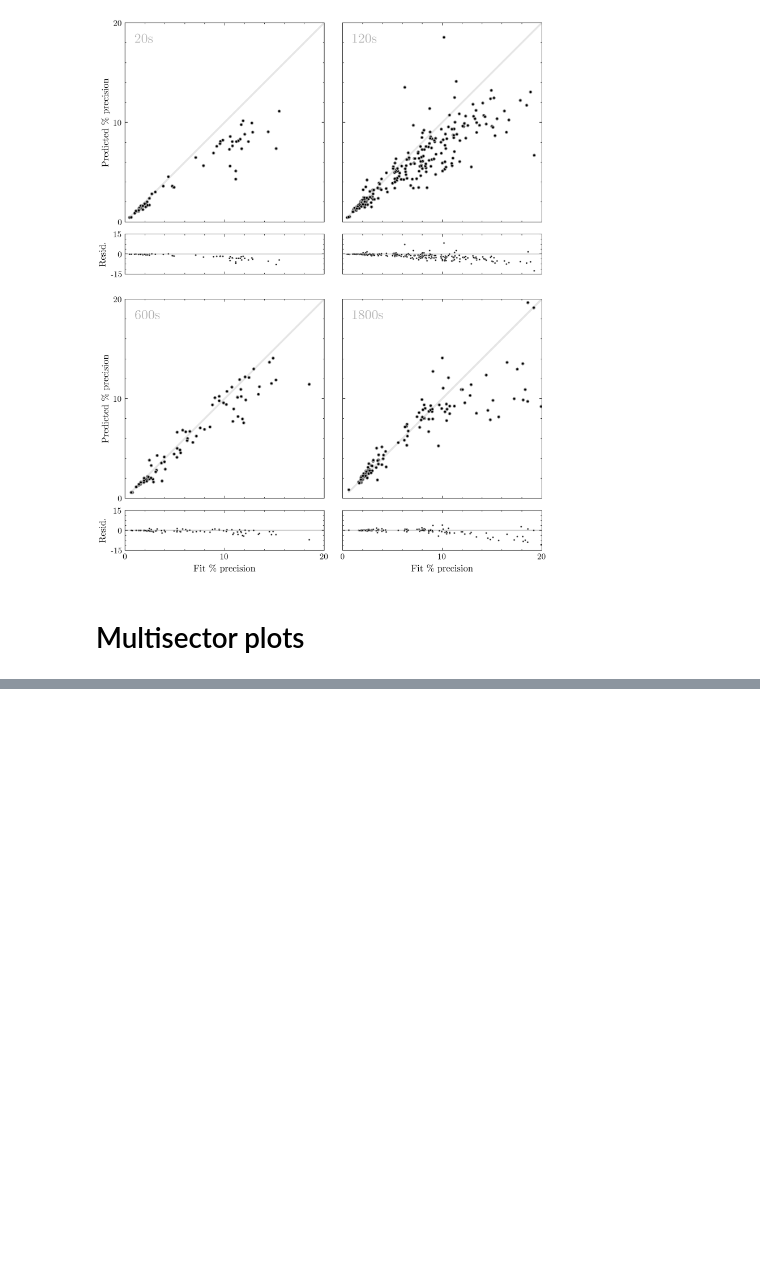
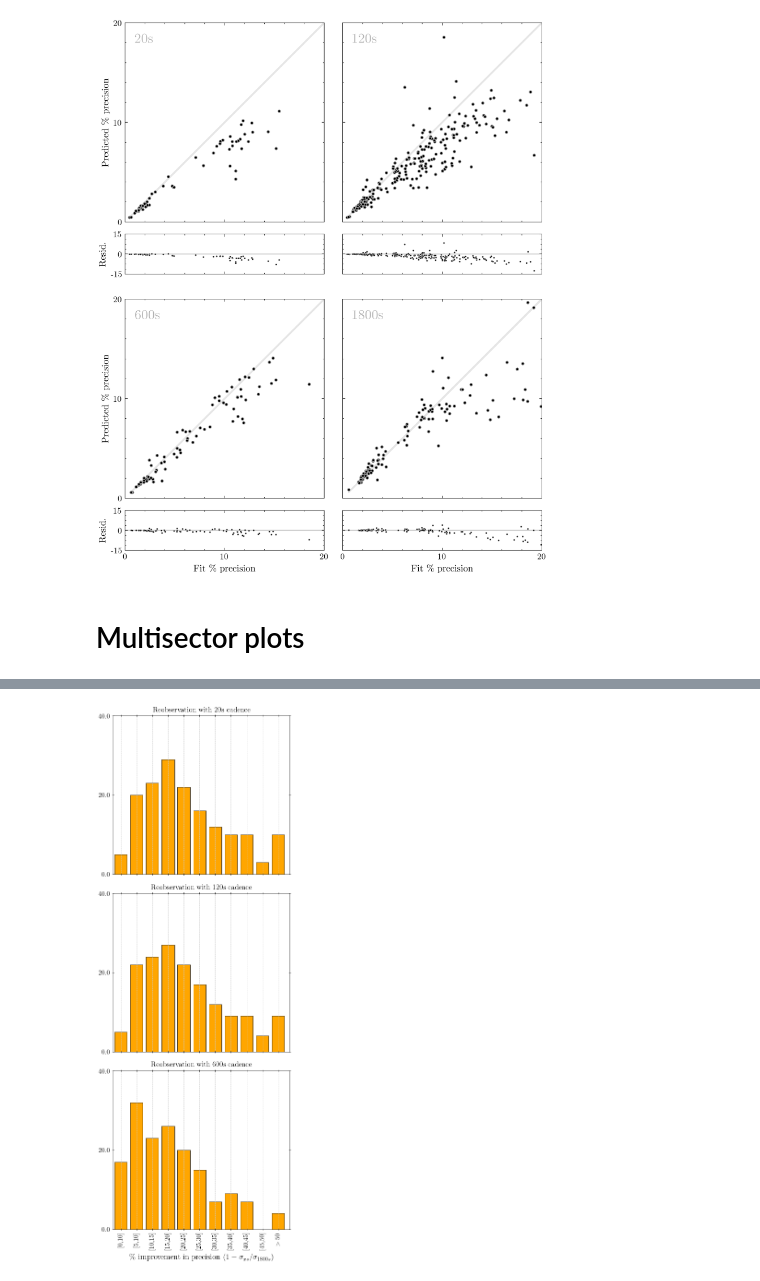
Before and after one commit to JulioHC00/PEPITA, a Jupyter notebook: notebooks/figures/plots.sync.ipynb, the cells around one changed output, grey strips where cells are left out. Cells and saved outputs as stored; diff of their text form; code cells hidden in the pictures; blank space fills up the shorter version.

Commit message:
Add TOIs and analytical predictions

```diff
--- a/notebooks/figures/plots.sync.ipynb
+++ b/notebooks/figures/plots.sync.ipynb
@@ -727,0 +744,81 @@ Bbox(x0=0.125, y0=0.1100000000000001, x1=0.9000000000000001, y1=0.19774193548387
+# %%
+
+# Read data
+df = pd.read_csv("../../tois_with_predictions.csv")
+
+# Ratio of precisions 20s to 1800s cadence
+
+df["20sratio"] = df["ror_20_sd"] / df["ror_1800_sd"]
+df["120sratio"] = df["ror_120_sd"] / df["ror_1800_sd"]
+df["600sratio"] = df["ror_600_sd"] / df["ror_1800_sd"]
+# %%
+
+
+# Create bins, labels for the bins
+bins = [0, 5, 10, 15, 20, 25, 30, 35, 40, 45, 50, 10000]
+
+positions = [i for i in range(len(bins)-1)]
+
+labels = []
+
+for i, bin in enumerate(bins):
+    if i == 0 :
+        labels.append(f"[0,10]")
+    elif i == len(bins)-1:
+        continue
+    elif i == len(bins)-2:
+        labels.append(f"$>{bins[-2]}$")
+    else:
+        labels.append(f"[{bin},{bins[i+1]}]")
+
+fig, axes = plt.subplots(ncols=1, nrows=3, figsize=(COLUMN, 2.75*COLUMN), sharex=True)
+
+for i, exptime in enumerate([20,120, 600]):
+
+    ax = axes[i]
+
+    improvements = (1 - df[f"{exptime}sratio"]) * 100
+
+    imrovements = improvements.dropna()
+
+    hist, edges = np.histogram(improvements, bins=bins)
+
+    top = max(hist)
+
+    yticks = np.array([i if i % 20 == 0 else np.nan for i in range(0, top+20)])
+
+    yticks = yticks[~np.isnan(yticks)]
+
+    ylabels = [str(yticks[i]) if i % 1 == 0 else "" for i in range(len(yticks))]
+
+
+    ax.bar(positions, hist, width=0.8, color=ORANGE, edgecolor="k", linewidth=0.5, label="MCMC")
+
+    ax.set_yticks(yticks)
+    ax.set_yticklabels(ylabels)
+
+    ax.set_xticks(positions, minor=False)
+    ax.set_xticklabels(labels, rotation=90, ha="center", verticalalignment="top", fontsize=10)
+
+    ax.grid(axis="x", color="0.8", linestyle="dashed")
+
+    ax.set_xlim(positions[0]-0.5, positions[-1]+0.75)
+
+    middle = positions[int(len(positions)/2)]
+
+#    ax.axvline(1, c = "darkred", linewidth=1)
+
+    ax.set_title(f"Reobservation with {exptime}s cadence", fontsize=11)
+#    ax.set_ylabel("N. of systems")
+
+
+axes[-1].set_xlabel("\% improvement in precision ($1 - \sigma_{xs}/\sigma_{1800s}$)", fontsize=12)
+
+
+for ax in axes:
+    ax.tick_params(which="major", direction='inout')
+    ax.tick_params(which='minor', bottom=False, left=False, right=False, top=False)
+
+plt.tight_layout()
+# %% [output]
+[figure, added]
```
Also changed, not shown: parts of 7 cells of this notebook, 24 other files.
